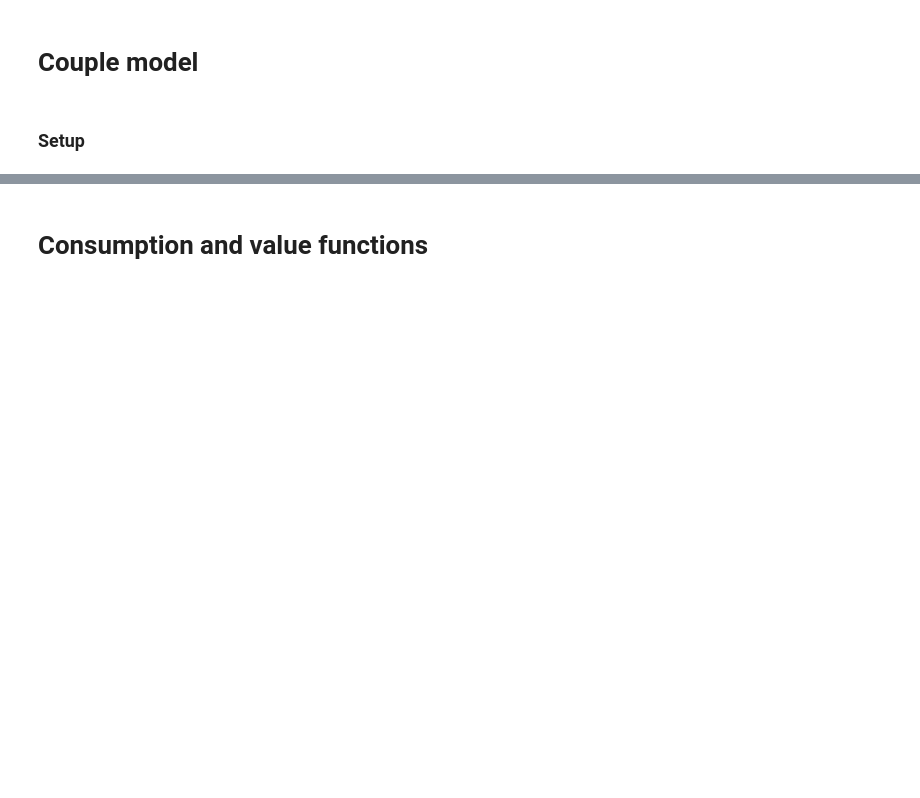
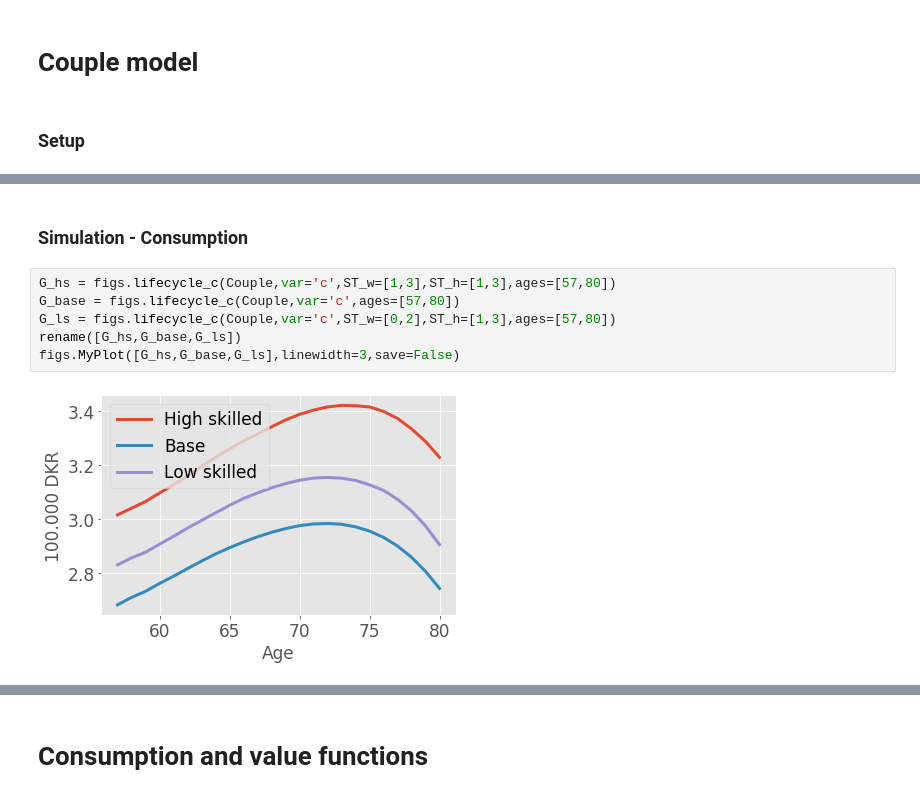
Before and after one commit to mathiassunesen/Speciale_retirement, a Jupyter notebook: Main/Couples.ipynb, the cells around one changed output, grey strips where cells are left out. Drawn from its saved outputs; the diff is of its cells as text; blank space fills up the shorter version.

```diff
--- a/Main/Couples.ipynb
+++ b/Main/Couples.ipynb
@@ -72,0 +76,10 @@ fig.savefig('figs/Model/Couple_ChoiceProb_Men.png')
+# %% [markdown]
+### Simulation - Consumption
+# %%
+G_hs = figs.lifecycle_c(Couple,var='c',ST_w=[1,3],ST_h=[1,3],ages=[57,80])
+G_base = figs.lifecycle_c(Couple,var='c',ages=[57,80])
+G_ls = figs.lifecycle_c(Couple,var='c',ST_w=[0,2],ST_h=[1,3],ages=[57,80])
+rename([G_hs,G_base,G_ls])
+figs.MyPlot([G_hs,G_base,G_ls],linewidth=3,save=False)
+# %% [output]
+[figure, added]
```
Also changed, not shown: parts of 28 cells of this notebook, 26 other files.
